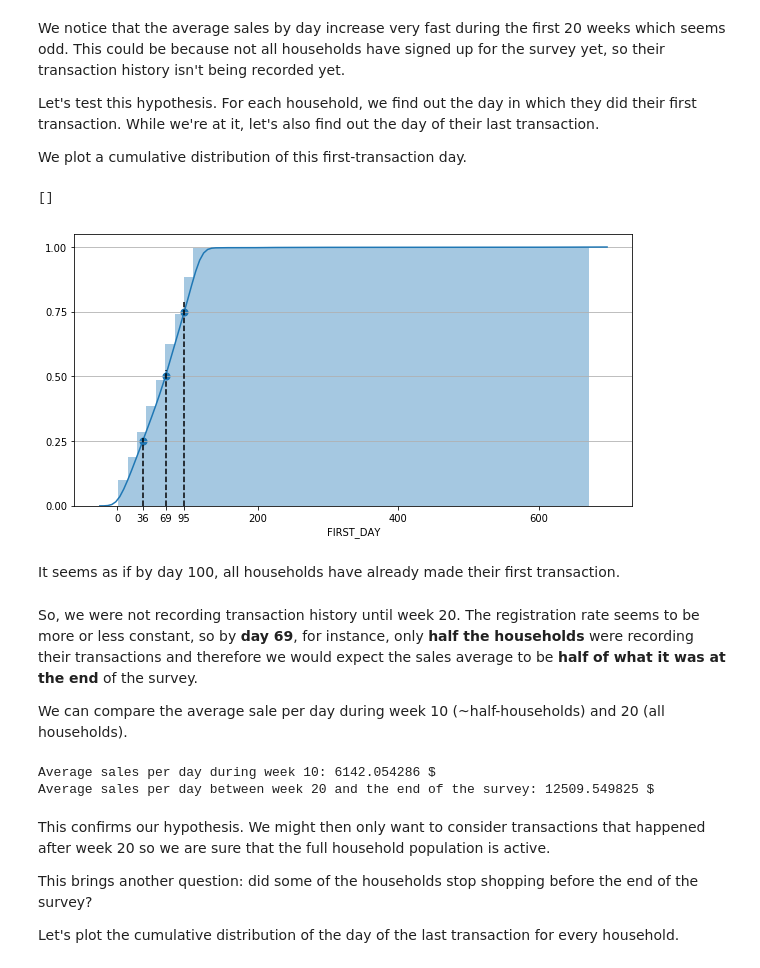
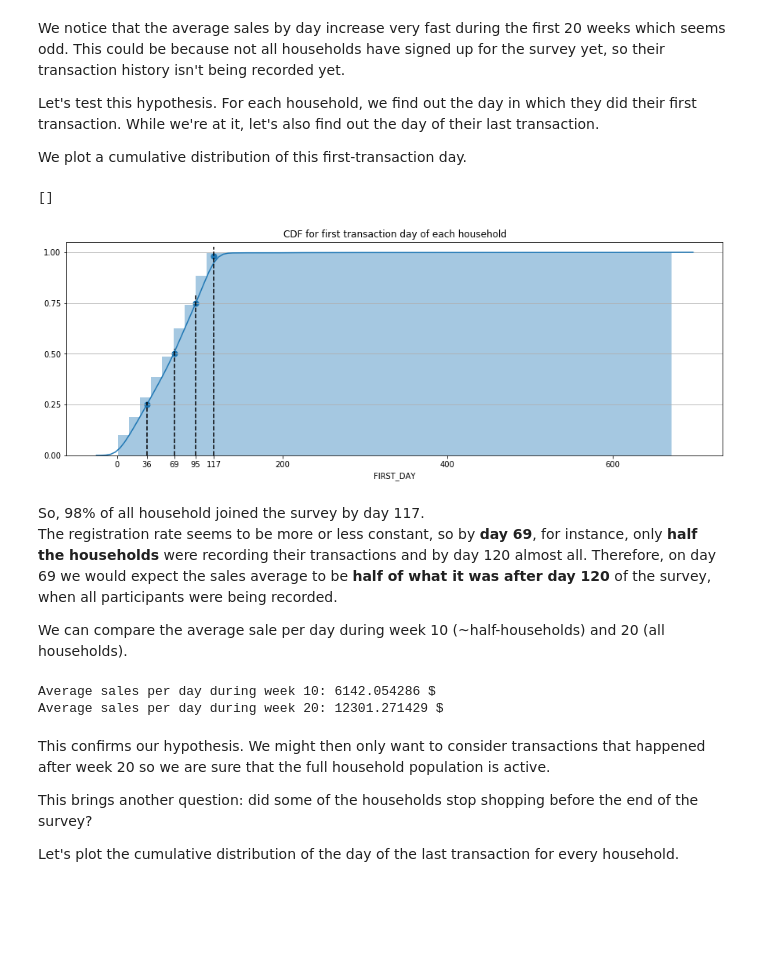
Before and after one commit to dhruti96shah/ada_project_pinkfluffybunnies, a Jupyter notebook: ada project.ipynb, the cells around one changed output. Drawn from its saved outputs; the diff is of its cells as text; code cells hidden in the pictures; blank space fills up the shorter version.

```diff
--- a/ada project.ipynb
+++ b/ada project.ipynb
@@ -153,37 +153,37 @@ We plot a cumulative distribution of this first-transaction day.
 trans_days = trans.groupby('household_key')['DAY'].min().to_frame().rename(columns={'DAY': 'FIRST_DAY'})
 trans_days['LAST_DAY'] = trans.groupby('household_key')['DAY'].max()
 # %%
-trans_distr = pd.DataFrame([trans_days.quantile(perc) for perc in np.arange(0.25, 1, 0.25)])
+trans_distr = pd.DataFrame([trans_days.quantile(perc) for perc in np.arange(0.25, 1, 0.25)] + [trans_days.quantile(0.98)])
 first_days_distr = trans_distr['FIRST_DAY'].tolist()
 
-fig, ax = plt.subplots(figsize=(10, 5))
+fig, ax = plt.subplots(figsize=(15, 5))
 g = sns.distplot(trans_days['FIRST_DAY'],
              hist_kws=dict(cumulative=True),
              kde_kws=dict(cumulative=True))
 g.set(xticks=list(range(0, 800, 200)) + first_days_distr)
 g.set(yticks=np.arange(0, 1.1, 0.25))
 plt.scatter(first_days_distr, trans_distr.index, marker='o', s=50)
 for x,y in zip(first_days_distr, trans_distr.index):
     plt.axvline(x=x, color='k', linestyle='--', ymax=y)
 ax.yaxis.grid(True)
+plt.title('CDF for first transaction day of each household')
 g.plot()
 # %% [output]
 []
-[figure, old version]
+[figure, new version]
-# %% [markdown]
-It seems as if by day 100, all households have already made their first transaction.
 # %% [markdown]
-So, we were not recording transaction history until week 20. The registration rate seems to be more or less constant, so by **day 69**, for instance, only **half the households** were recording their transactions and therefore we would expect the sales average to be **half of what it was at the end** of the survey.
+So, 98% of all household joined the survey by day 117. <br>
+The registration rate seems to be more or less constant, so by **day 69**, for instance, only **half the households** were recording their transactions and by day 120 almost all. Therefore, on day 69 we would expect the sales average to be **half of what it was after day 120** of the survey, when all participants were being recorded.
 
 We can compare the average sale per day during week 10 (~half-households) and 20 (all households).
 # %%
 print('Average sales per day during week 10: {:f} $'\
       .format(trans[trans['WEEK_NO'] == 10]['SALES_VALUE'].sum()/7))
-print('Average sales per day between week 20 and the end of the survey: {:f} $'\
-      .format(trans[trans['WEEK_NO'] > 20]['SALES_VALUE'].sum()/(711-20*7)))
+print('Average sales per day during week 20: {:f} $'\
+      .format(trans[trans['WEEK_NO'] == 20]['SALES_VALUE'].sum()/7))
 # %% [output]
 Average sales per day during week 10: 6142.054286 $
-Average sales per day between week 20 and the end of the survey: 12509.549825 $
+Average sales per day during week 20: 12301.271429 $
 # %% [markdown]
 This confirms our hypothesis. We might then only want to consider transactions that happened after week 20 so we are sure that the full household population is active.
 
```
Also changed, not shown: parts of 47 cells of this notebook.
